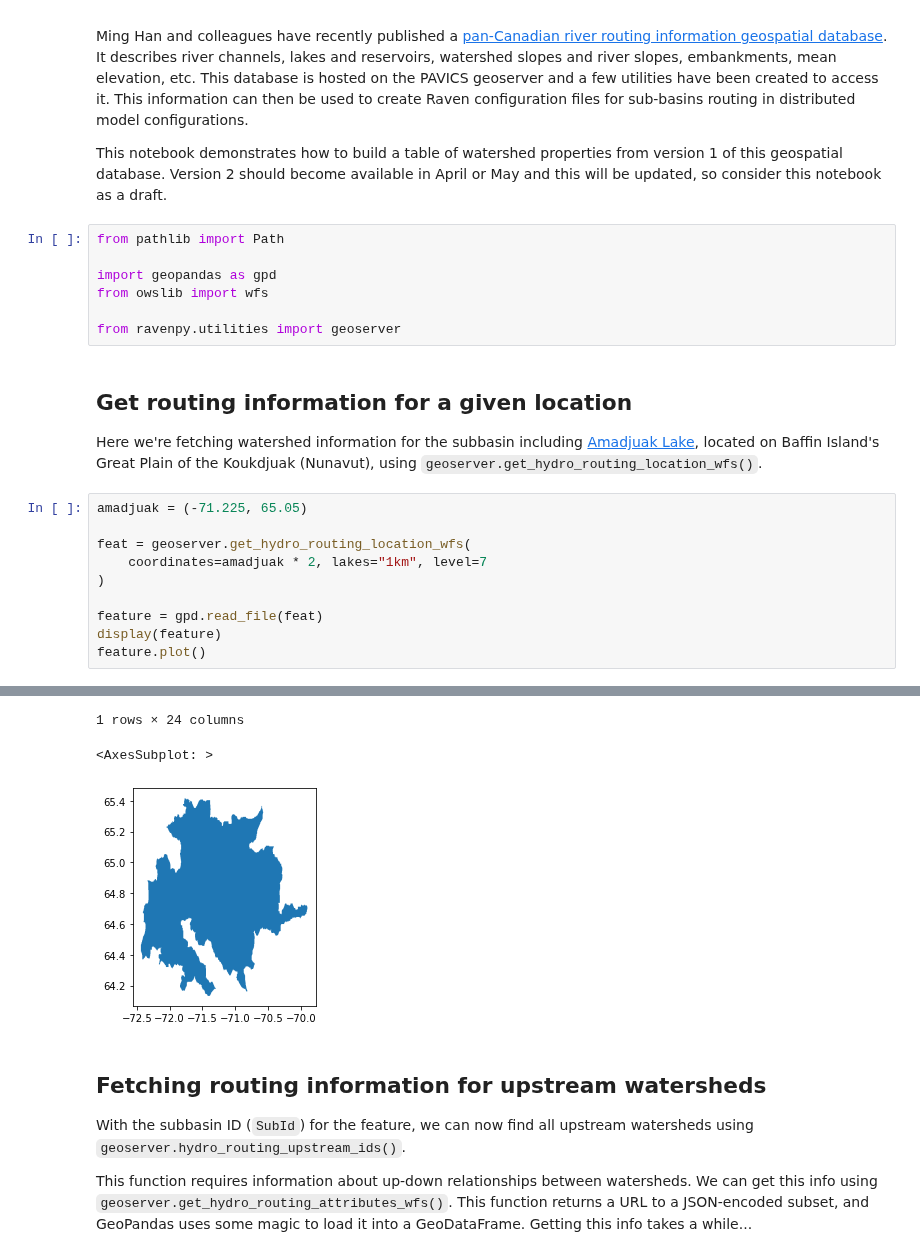
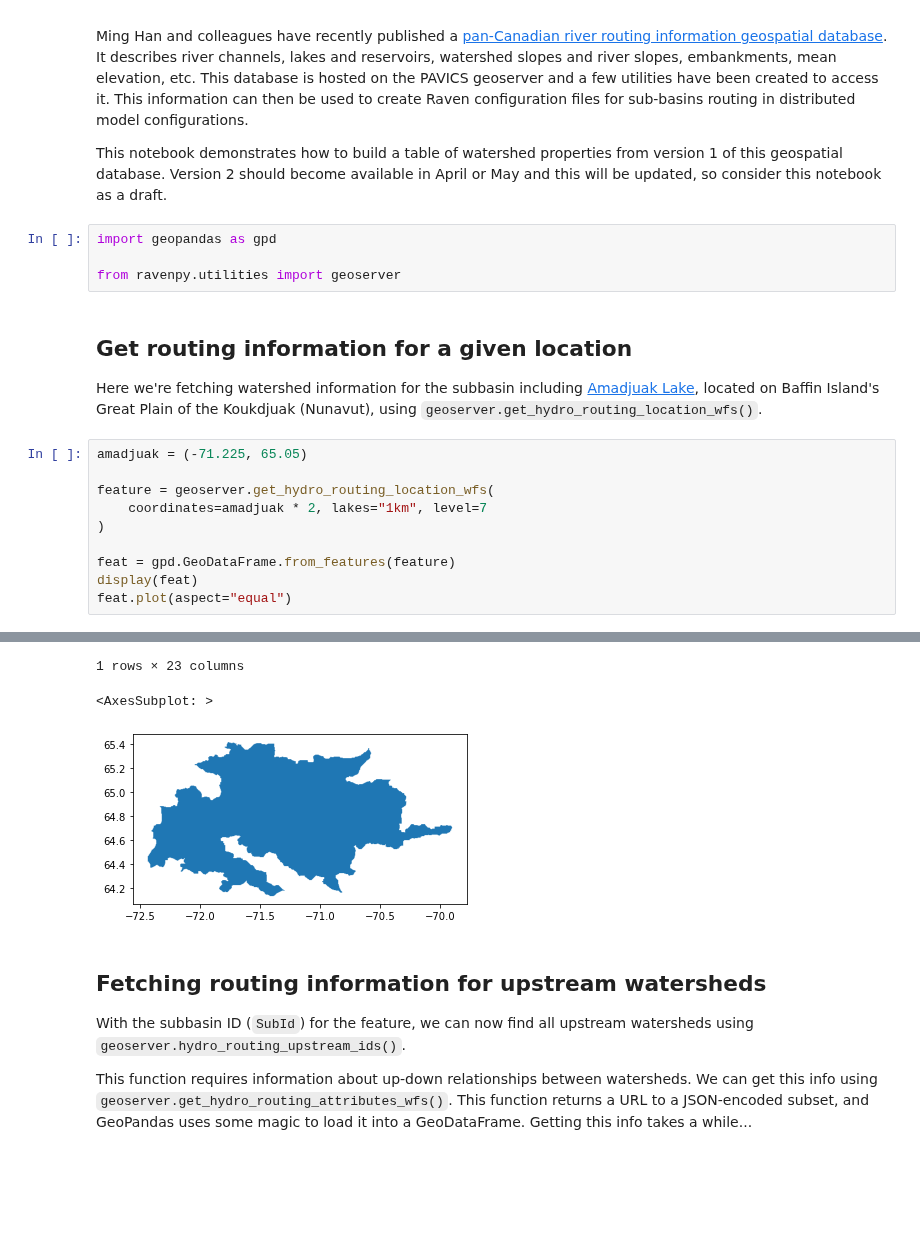
Before and after one commit to CSHS-CWRA/RavenPy, a Jupyter notebook: docs/notebooks/hydro_routing_product_example.ipynb, the cells around one changed output, grey strips where cells are left out. Drawn from its saved outputs; the diff is of its cells as text; blank space fills up the shorter version.

```diff
--- a/docs/notebooks/hydro_routing_product_example.ipynb
+++ b/docs/notebooks/hydro_routing_product_example.ipynb
@@ -5,10 +5,7 @@ Ming Han and colleagues have recently published a [pan-Canadian river routing in
 
 This notebook demonstrates how to build a table of watershed properties from version 1 of this geospatial database. Version 2 should become available in April or May and this will be updated, so consider this notebook as a draft.
 # %%
-from pathlib import Path
-
 import geopandas as gpd
-from owslib import wfs
 
 from ravenpy.utilities import geoserver
 # %% [markdown]
@@ -18,11 +15,11 @@ Here we're fetching watershed information for the subbasin including [Amadjuak L
 # %%
 amadjuak = (-71.225, 65.05)
 
-feat = geoserver.get_hydro_routing_location_wfs(
+feature = geoserver.get_hydro_routing_location_wfs(
     coordinates=amadjuak * 2, lakes="1km", level=7
 )
 
-feature = gpd.read_file(feat)
-display(feature)
-feature.plot()
+feat = gpd.GeoDataFrame.from_features(feature)
+display(feat)
+feat.plot(aspect="equal")
 # %% [output]
@@ -31,6 +28,6 @@ feature.plot()
-1 rows × 24 columns
+1 rows × 23 columns
 <AxesSubplot: >
-[figure, old version]
+[figure, new version]
 # %% [markdown]
 ## Fetching routing information for upstream watersheds
 
```
Also changed, not shown: parts of 2 cells of this notebook, 1 other file.
